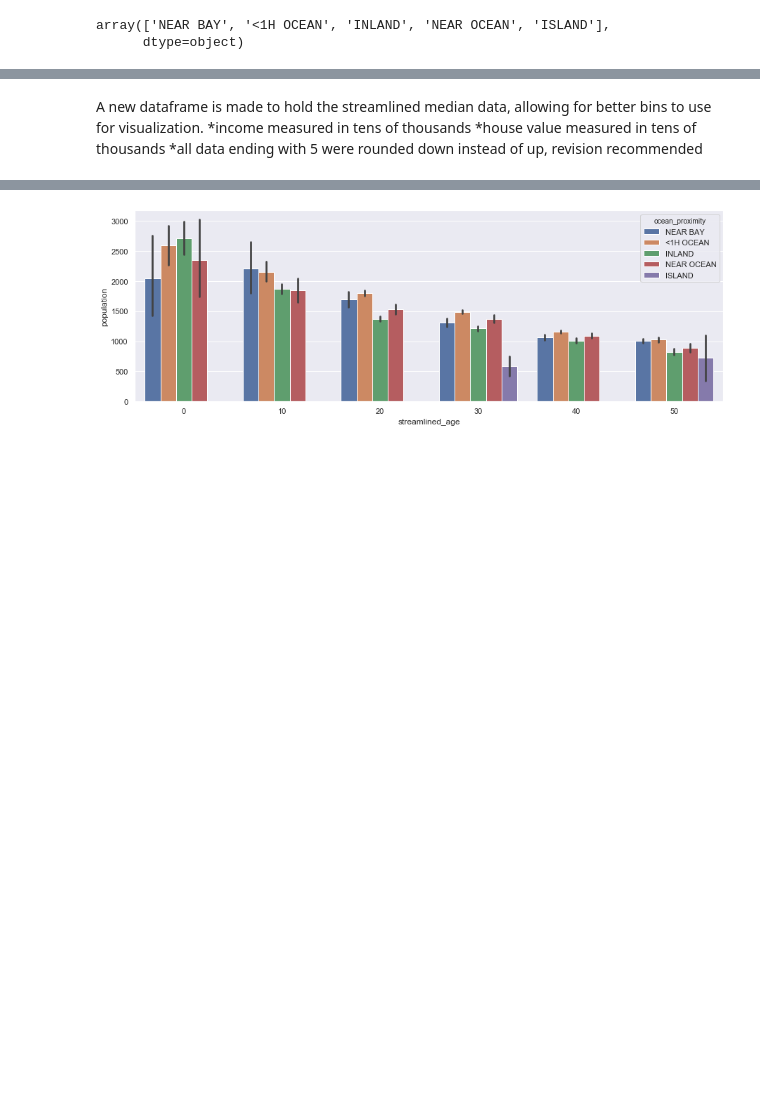
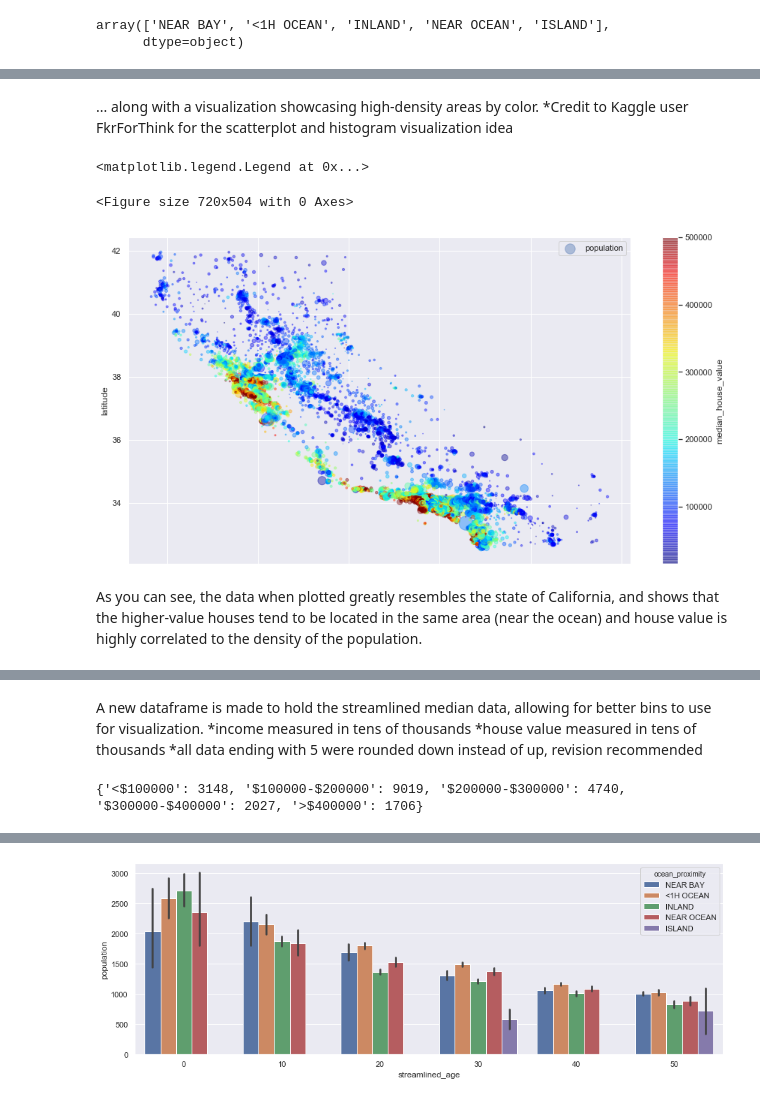
Before and after one commit to jandrew752/AirBUpdates, a Jupyter notebook: CaliforniaHousingPrices.ipynb, the cells around one changed output, grey strips where cells are left out. Drawn from its saved outputs; the diff is of its cells as text; code cells hidden in the pictures; blank space fills up the shorter version.

```diff
--- a/CaliforniaHousingPrices.ipynb
+++ b/CaliforniaHousingPrices.ipynb
@@ -98,3 +65,19 @@ Housing is separated into five categories with regards to their proximity to the
+# %% [markdown]
+... along with a visualization showcasing high-density areas by color.
+*Credit to Kaggle user FkrForThink for the scatterplot and histogram visualization idea
+# %%
+plt.figure(figsize=(10,7))
+chp.plot(kind="scatter", x="longitude", y="latitude", alpha=0.4,
+        s=chp["population"]/100, label="population", figsize=(15,8),
+        c="median_house_value", cmap=plt.get_cmap("jet"),colorbar=True,
+    )
+plt.legend()
+# %% [output]
+<matplotlib.legend.Legend at 0x...>
+<Figure size 720x504 with 0 Axes>
+[figure, added]
+# %% [markdown]
+As you can see, the data when plotted greatly resembles the state of California, and shows that the higher-value houses tend to be located in the same area (near the ocean) and house value is highly correlated to the density of the population.
 # %%
 ageList = []
 for x in chp.housing_median_age:
@@ -138,3 +121,21 @@ A new dataframe is made to hold the streamlined median data, allowing for better
 *income measured in tens of thousands
 *house value measured in tens of thousands
 *all data ending with 5 were rounded down instead of up, revision recommended
+# %%
+houseValue = {"<$100000":0, "$100000-$200000":0, "$200000-$300000":0, "$300000-$400000":0, ">$400000":0}
+
+for value in roundedCHP.streamlined_house_value:
+    if value < 100:
+        houseValue["<$100000"] += 1
+    elif value <= 200:
+        houseValue["$100000-$200000"] += 1
+    elif value <= 300:
+        houseValue["$200000-$300000"] += 1
+    elif value <= 400:
+        houseValue["$300000-$400000"] += 1
+    else:
+        houseValue[">$400000"] += 1
+
+print(houseValue)
+# %% [output]
+{'<$100000': 3148, '$100000-$200000': 9019, '$200000-$300000': 4740, '$300000-$400000': 2027, '>$400000': 1706}
```
Also changed, not shown: parts of 12 cells of this notebook.
